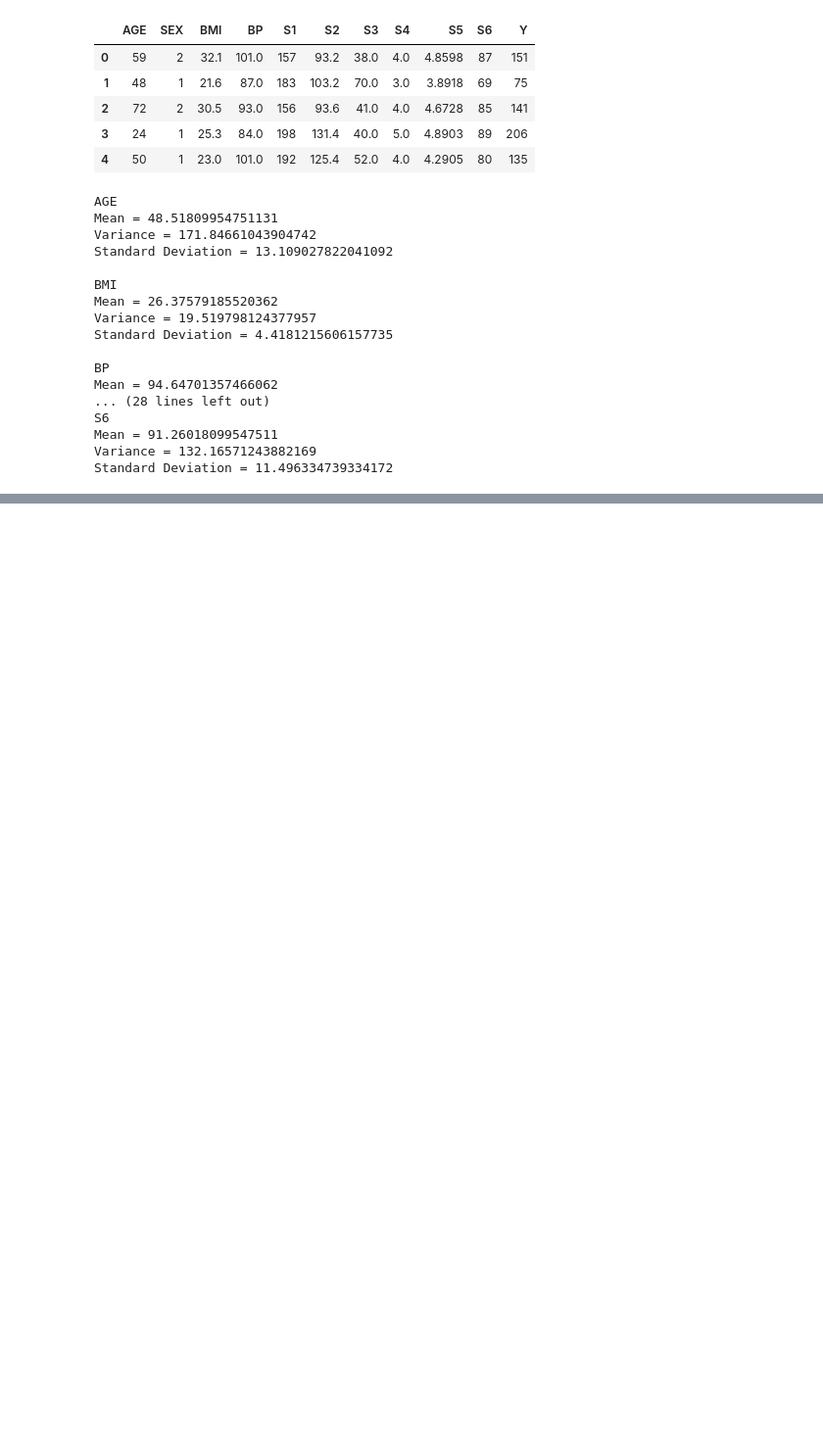
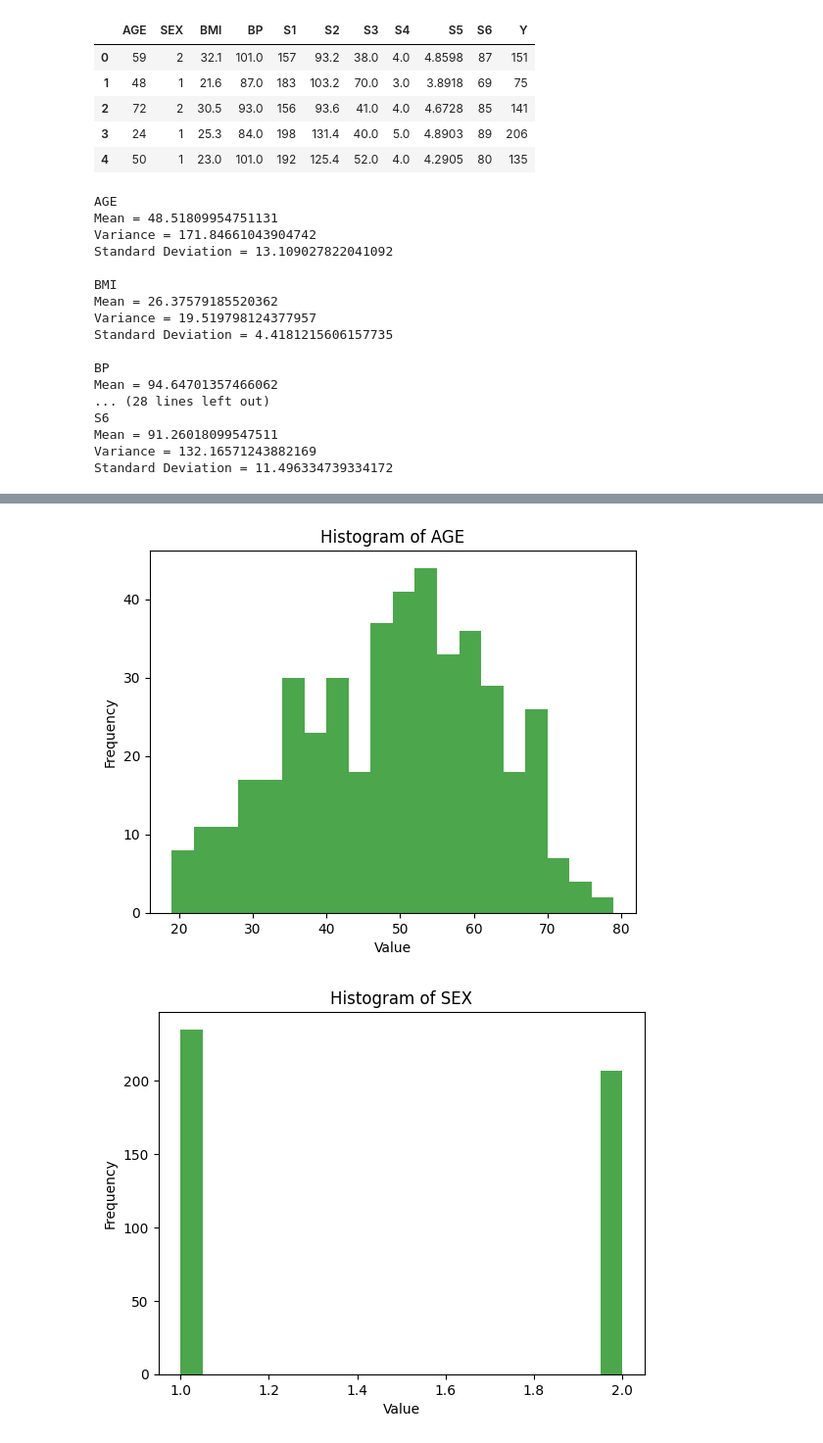
Before and after one commit to Uric01/-first_repository, a Jupyter notebook: diabetes-proj.ipynb, the cells around one changed output, grey strips where cells are left out. Shown at 98% size. Saved outputs shown, nothing was run; the diff lists cells and outputs as text; code cells hidden in the pictures; blank space fills up the shorter version.

```diff
--- a/diabetes-proj.ipynb
+++ b/diabetes-proj.ipynb
@@ -106,0 +117,15 @@ Standard Deviation = 11.496334739334172
+# %%
+#the the distribution of Age, Sex, BMI and Y variables?
+
+# Plot histograms for each column
+# Create separate histograms for each column
+for col in df.columns:
+    plt.figure()  # Create a new figure for each histogram
+    plt.hist(df[col], bins=20, color='green', alpha=0.7)
+    plt.title(f'Histogram of {col}')
+    plt.xlabel('Value')
+    plt.ylabel('Frequency')
+    plt.show()  # Show the plot
+# %% [output]
+[figure, added]
+[figure, added]
```
Also changed, not shown: parts of 4 cells of this notebook.
